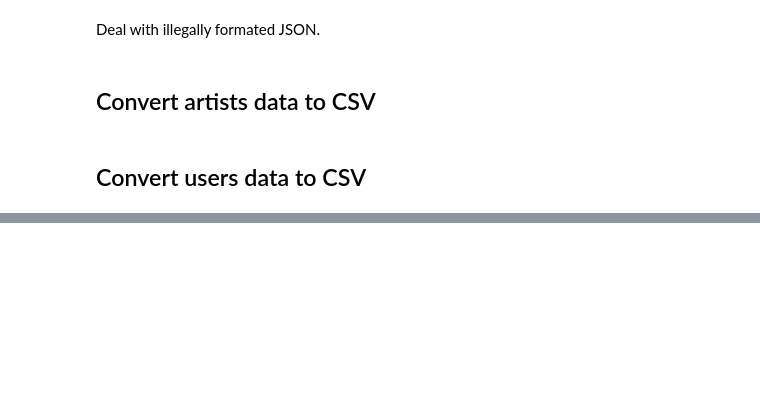
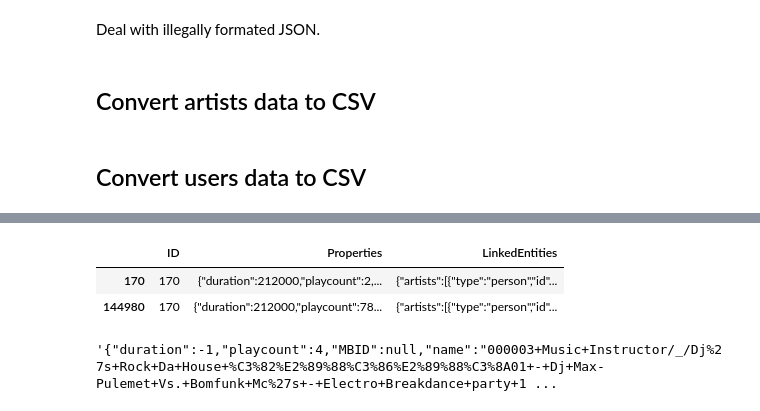
Before and after one commit to chengsoonong/digbeta, a Jupyter notebook: ssvm/idomaar2csv.ipynb, the cells around one changed output, grey strips where cells are left out. Cells and saved outputs as stored; diff of their text form; code cells hidden in the pictures; blank space fills up the shorter version.

```diff
--- a/ssvm/idomaar2csv.ipynb
+++ b/ssvm/idomaar2csv.ipynb
@@ -165,0 +245,6 @@ pd.read_csv(fcsv_users, index_col=0).head()
+# %%
+tracks[tracks['ID'] == 170]
+# %% [output]
+|  | ID | Properties | LinkedEntities |
+| 170 | 170 | {"duration":212000,"playcount":2,... | {"artists":[{"type":"person","id"... |
+| 144980 | 170 | {"duration":212000,"playcount":78... | {"artists":[{"type":"person","id"... |
@@ -165,0 +259,4 @@ pd.read_csv(fcsv_users, index_col=0).head()
+# %%
+tracks.loc[0, 'Properties']
+# %% [output]
+'{"duration":-1,"playcount":4,"MBID":null,"name":"000003+Music+Instructor/_/Dj%27s+Rock+Da+House+%C3%82%E2%89%88%C3%86%E2%89%88%C3%8A01+-+Dj+Max-Pulemet+Vs.+Bomfunk+Mc%27s+-+Electro+Breakdance+party+1 ...
```
Also changed, not shown: parts of 48 cells of this notebook.
